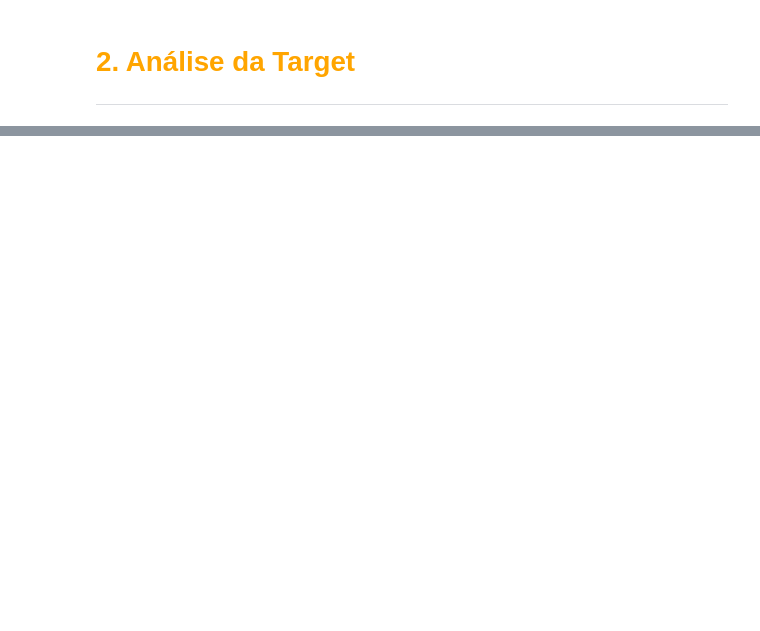
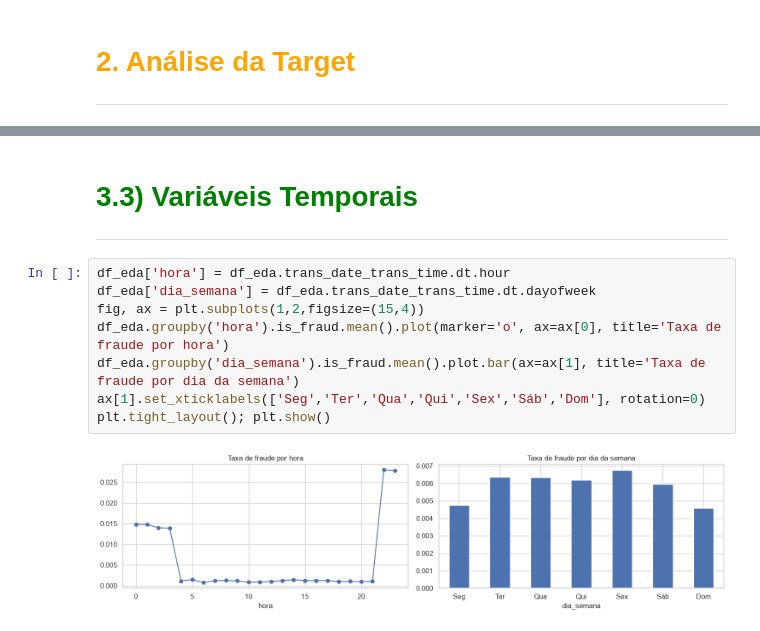
Before and after one commit to leonardovargas10/Modelo_Deteccao_Fraude, a Jupyter notebook: Modelo_Deteccao_Fraude.ipynb, the cells around one changed output, grey strips where cells are left out. Cells and saved outputs as stored; diff of their text form; blank space fills up the shorter version.

```diff
--- a/Modelo_Deteccao_Fraude.ipynb
+++ b/Modelo_Deteccao_Fraude.ipynb
@@ -1875,0 +499,13 @@ Modelo de risk_transaction Treinado e Salvo com Sucesso!
+# %% [markdown]
+# <font color='green' style='font-size: 30px;'> 3.3) Variáveis Temporais </font>
+<hr style='border: 2px solid green;'>
+# %%
+df_eda['hora'] = df_eda.trans_date_trans_time.dt.hour
+df_eda['dia_semana'] = df_eda.trans_date_trans_time.dt.dayofweek
+fig, ax = plt.subplots(1,2,figsize=(15,4))
+df_eda.groupby('hora').is_fraud.mean().plot(marker='o', ax=ax[0], title='Taxa de fraude por hora')
+df_eda.groupby('dia_semana').is_fraud.mean().plot.bar(ax=ax[1], title='Taxa de fraude por dia da semana')
+ax[1].set_xticklabels(['Seg','Ter','Qua','Qui','Sex','Sáb','Dom'], rotation=0)
+plt.tight_layout(); plt.show()
+# %% [output]
+[figure, added]
```
Also changed, not shown: parts of 107 cells of this notebook, 8 other files.
